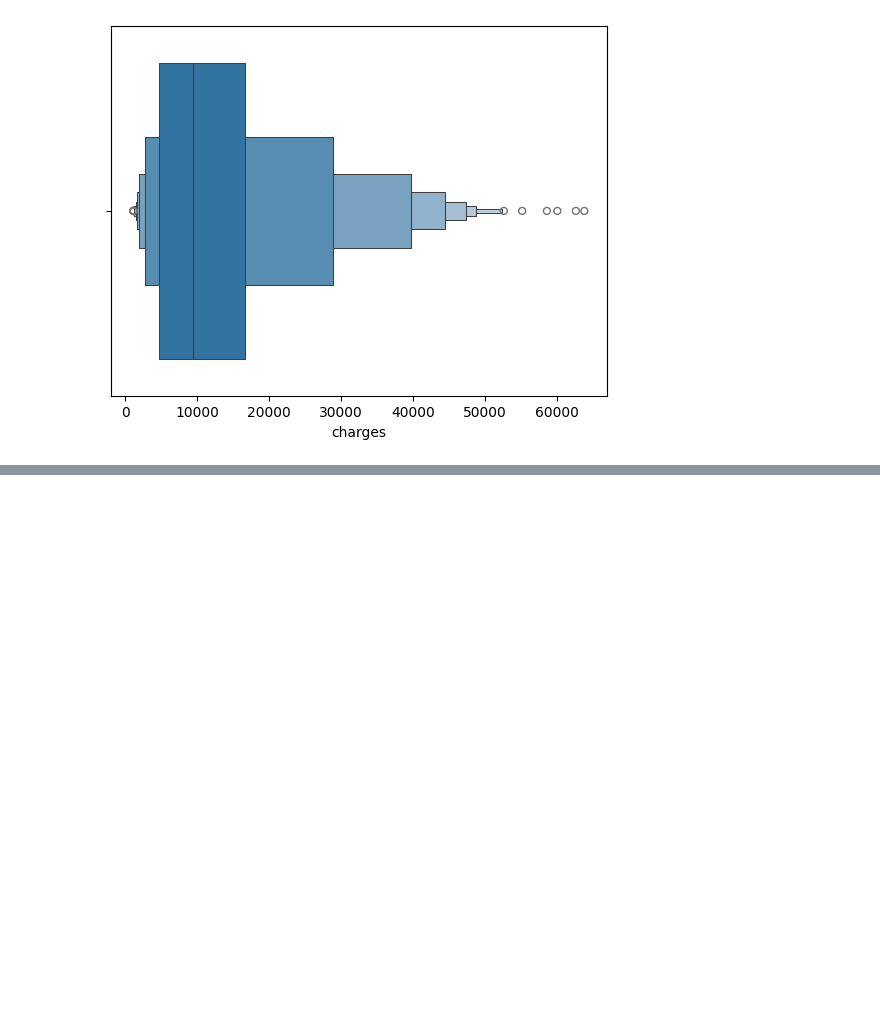
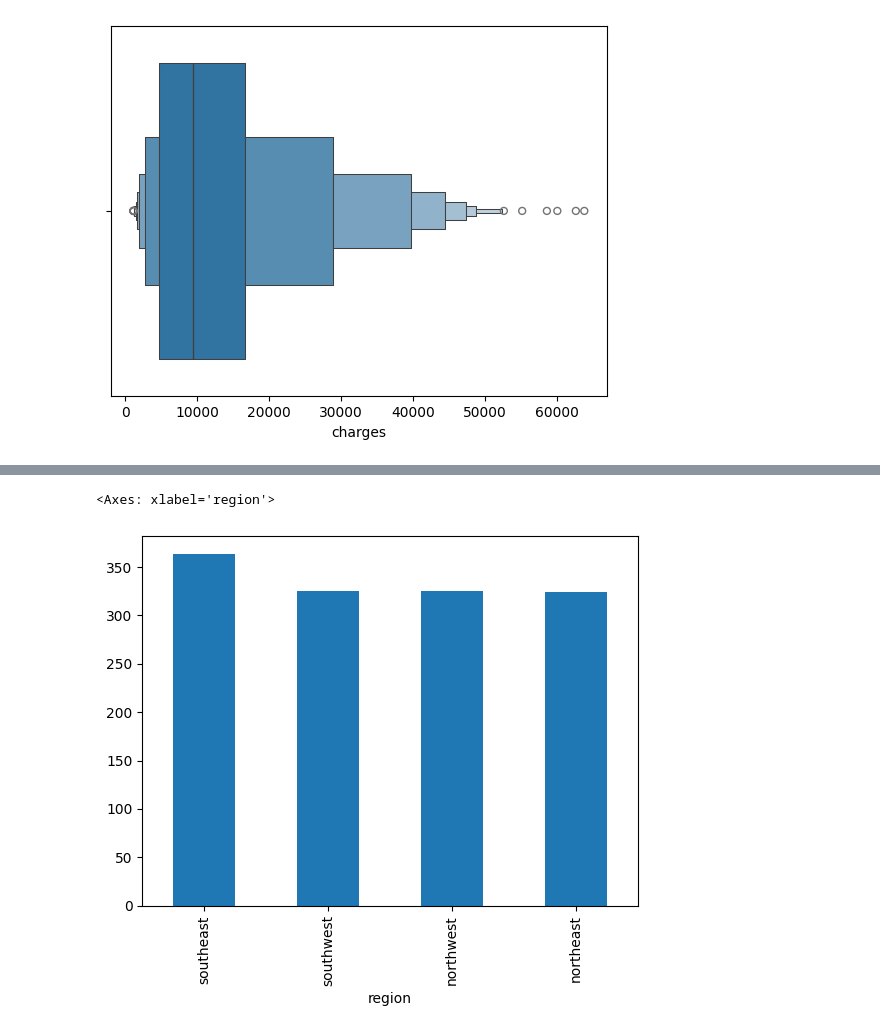
Before and after one commit to eek-dataguy/Regression-and-Forecasting-ML, a Jupyter notebook: practice/data-prep-and-eda.ipynb, the cells around one changed output, grey strips where cells are left out. Cells and saved outputs as stored; diff of their text form; code cells hidden in the pictures; blank space fills up the shorter version.

```diff
--- a/practice/data-prep-and-eda.ipynb
+++ b/practice/data-prep-and-eda.ipynb
@@ -57,0 +73,5 @@ sns.boxenplot(x=insurance['charges'])
+# %%
+insurance['region'].value_counts().plot.bar()
+# %% [output]
+<Axes: xlabel='region'>
+[figure, added]
```
Also changed, not shown: parts of 4 cells of this notebook.
